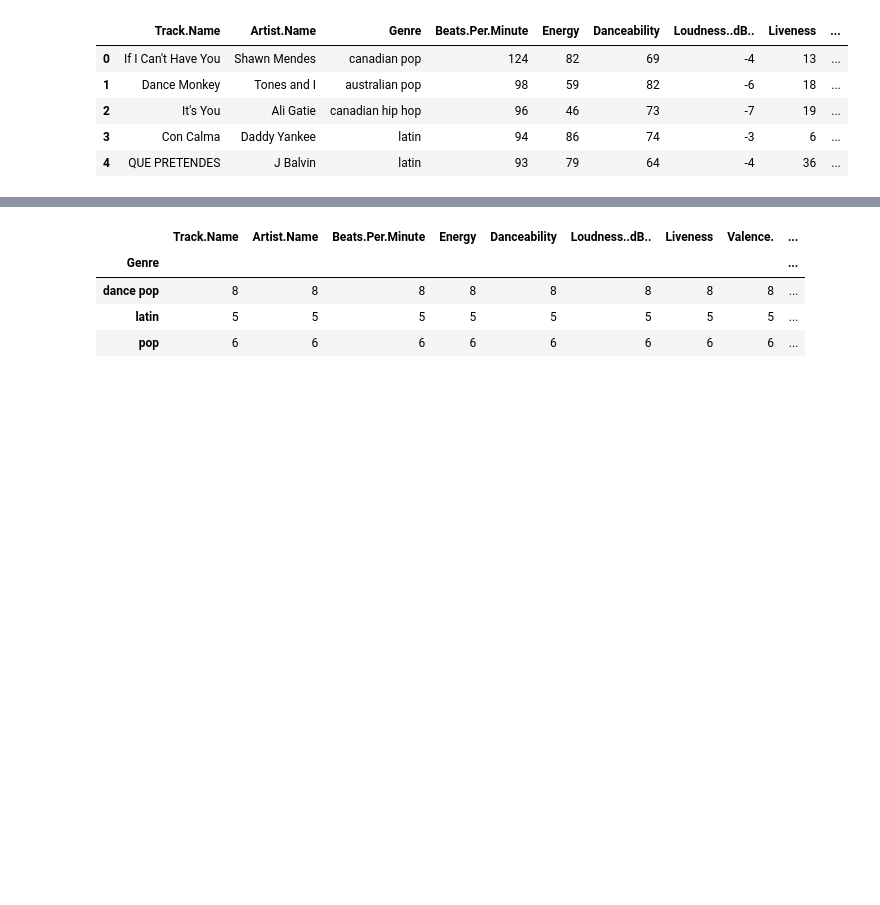
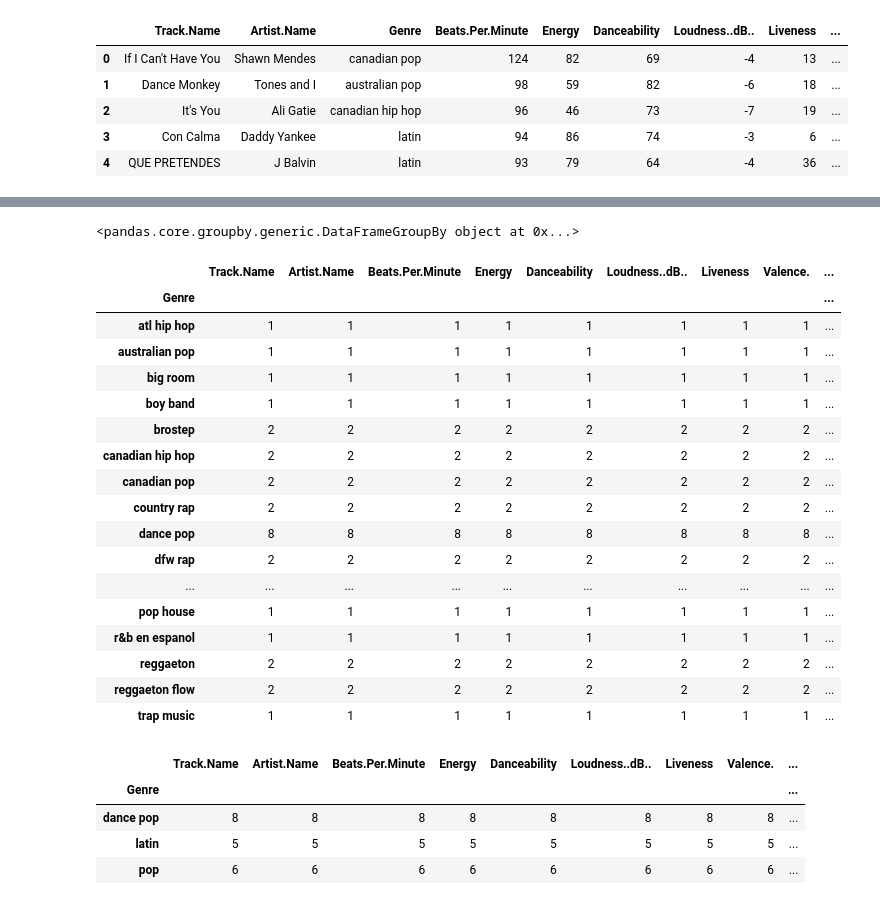
Before and after one commit to ElieAssaf33/course-python-basic, a Jupyter notebook: My Stuff/pandas_uzduotys.ipynb, the cells around one changed output, grey strips where cells are left out. Drawn from its saved outputs; the diff is of its cells as text; code cells hidden in the pictures; blank space fills up the shorter version.

```diff
--- a/My Stuff/pandas_uzduotys.ipynb
+++ b/My Stuff/pandas_uzduotys.ipynb
@@ -121,8 +83,31 @@ data
 | 50 | bad guy (with Justin Bieber) | Billie Eilish | electropop | 135 | 45 | 67 | -11 | 12 | ... |
 # %%
 genre = data.groupby("Genre")
+genre
+# %% [output]
+<pandas.core.groupby.generic.DataFrameGroupBy object at 0x...>
 # %%
 genre_counted = genre.count()
+genre_counted
+# %% [output]
+|  | Track.Name | Artist.Name | Beats.Per.Minute | Energy | Danceability | Loudness..dB.. | Liveness | Valence. | ... |
+| Genre |  |  |  |  |  |  |  |  | ... |
+| atl hip hop | 1 | 1 | 1 | 1 | 1 | 1 | 1 | 1 | ... |
+| australian pop | 1 | 1 | 1 | 1 | 1 | 1 | 1 | 1 | ... |
+| big room | 1 | 1 | 1 | 1 | 1 | 1 | 1 | 1 | ... |
+| boy band | 1 | 1 | 1 | 1 | 1 | 1 | 1 | 1 | ... |
+| brostep | 2 | 2 | 2 | 2 | 2 | 2 | 2 | 2 | ... |
+| canadian hip hop | 2 | 2 | 2 | 2 | 2 | 2 | 2 | 2 | ... |
+| canadian pop | 2 | 2 | 2 | 2 | 2 | 2 | 2 | 2 | ... |
+| country rap | 2 | 2 | 2 | 2 | 2 | 2 | 2 | 2 | ... |
+| dance pop | 8 | 8 | 8 | 8 | 8 | 8 | 8 | 8 | ... |
+| dfw rap | 2 | 2 | 2 | 2 | 2 | 2 | 2 | 2 | ... |
+| ... | ... | ... | ... | ... | ... | ... | ... | ... | ... |
+| pop house | 1 | 1 | 1 | 1 | 1 | 1 | 1 | 1 | ... |
+| r&b en espanol | 1 | 1 | 1 | 1 | 1 | 1 | 1 | 1 | ... |
+| reggaeton | 2 | 2 | 2 | 2 | 2 | 2 | 2 | 2 | ... |
+| reggaeton flow | 2 | 2 | 2 | 2 | 2 | 2 | 2 | 2 | ... |
+| trap music | 1 | 1 | 1 | 1 | 1 | 1 | 1 | 1 | ... |
 # %%
 genre_counted[genre_counted['Track.Name'] > 3]
 # %% [output]
```
Also changed, not shown: parts of 35 cells of this notebook, 5 other files.
